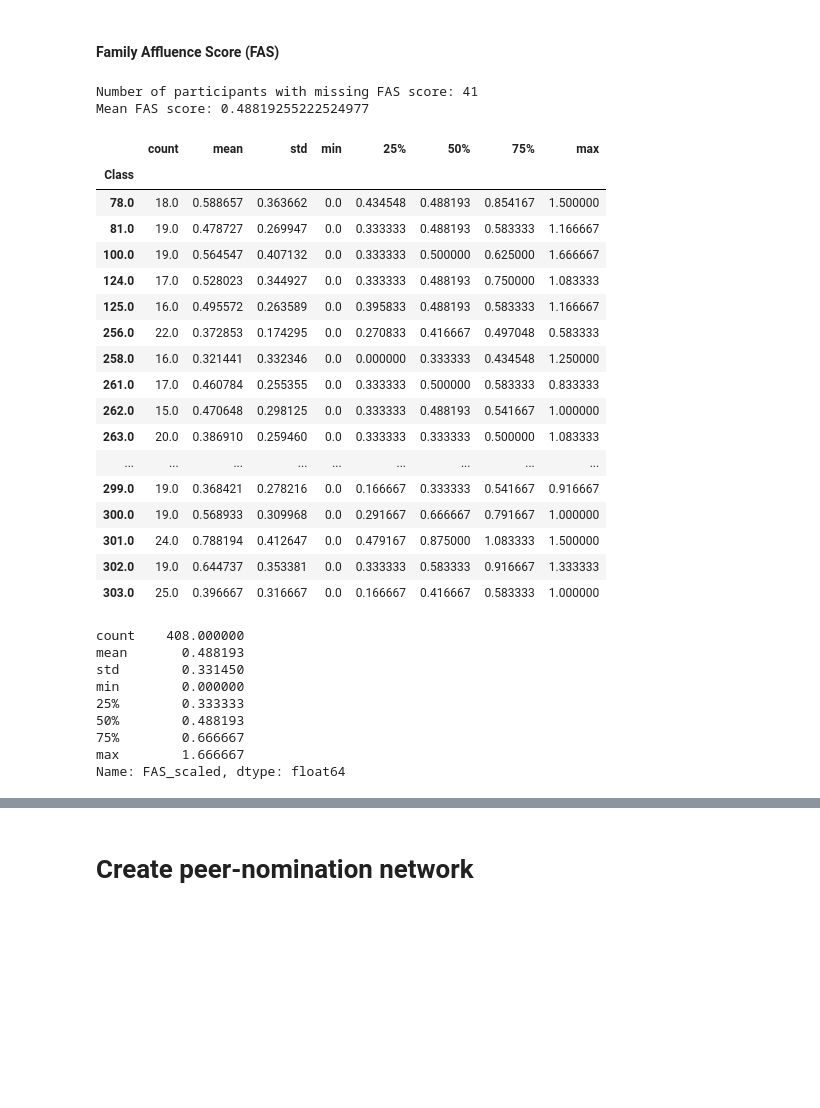
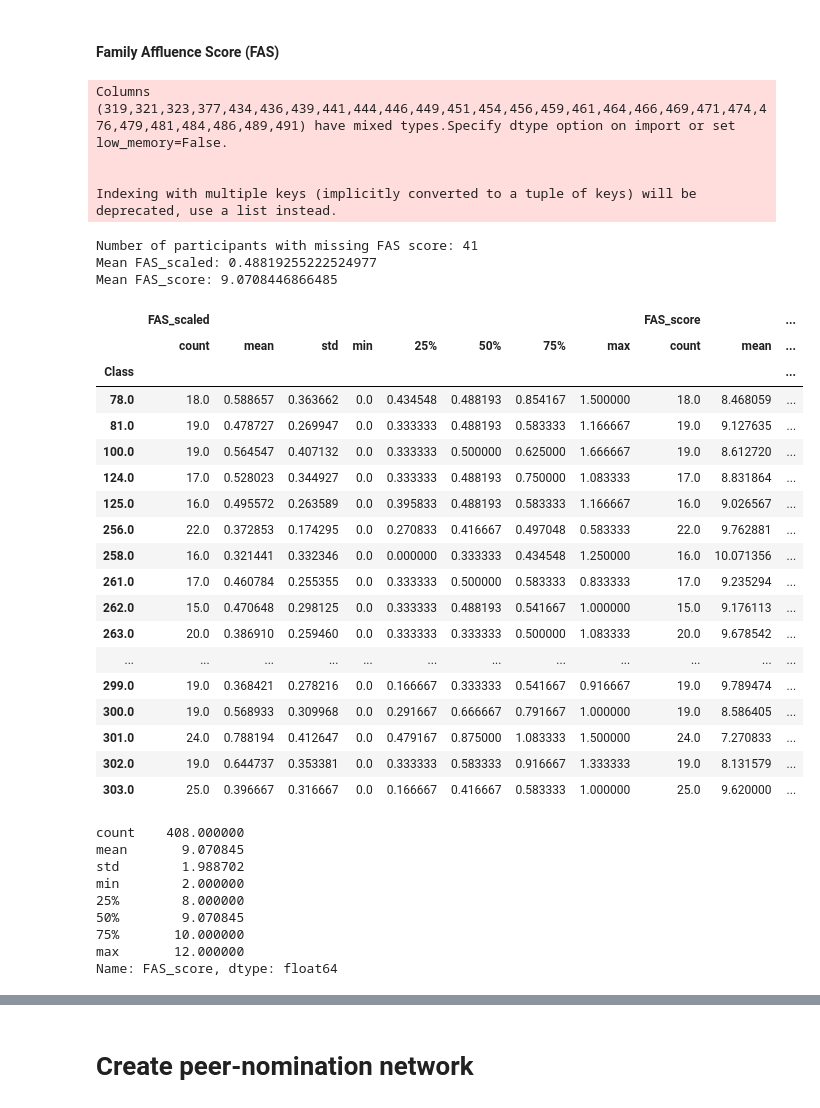
Before and after one commit to MovezNetwork/ABM-PA, a Jupyter notebook: notebooks/data_descriptives.ipynb, the cells around one changed output, grey strips where cells are left out. Saved outputs shown, nothing was run; the diff lists cells and outputs as text; code cells hidden in the pictures; blank space fills up the shorter version.

```diff
--- a/notebooks/data_descriptives.ipynb
+++ b/notebooks/data_descriptives.ipynb
@@ -211,69 +252,79 @@ Name: Steps_scaled, dtype: float64
 # %%
 # Read file: environmental score
 env_file = "../data/W6_Main_Questions.csv"
 df_env = pd.read_csv(env_file, sep=';', header=0, encoding='latin-1')
 
 # select FAS questions
 df_env = df_env[['Child','GEN_FAS_computer_A01' ,'GEN_FAS_car_A01', 'GEN_FAS_vacation_A01', 'GEN_FAS_ownroom_A01']]
 
 # calculate FAS score
 df_env['FAS_score'] = df_env['GEN_FAS_computer_A01'] + df_env['GEN_FAS_vacation_A01'] + df_env['GEN_FAS_car_A01']*1.5 + df_env['GEN_FAS_ownroom_A01']*3
 
 # to keep the values between 0 and 2.
 df_env['FAS_scaled'] = abs((df_env.FAS_score/6) - 2)
 
 # select participants
 df_env2 = df_env[df_env.Child.isin(selected_participants)]
 
 print("Number of participants with missing FAS score:", np.isnan(df_env2['FAS_scaled']).sum())
 
 # missing will be replaced by overall average value
-mean_FAS = df_env2['FAS_scaled'].mean()
-print("Mean FAS score:",mean_FAS) # different than original because 518 participants instead of 408
+mean_FAS_scaled = df_env2['FAS_scaled'].mean()
+print("Mean FAS_scaled:",mean_FAS_scaled) # different than original because 518 participants instead of 408
+mean_FAS_score = df_env2['FAS_score'].mean()
+print("Mean FAS_score:",mean_FAS_score) # different than original because 518 participants instead of 408
 for i in df_env2.index:
     if np.isnan(df_env2.at[i,'FAS_scaled']):
-        df_env2.at[i,'FAS_scaled'] = mean_FAS
+        df_env2.at[i,'FAS_scaled'] = mean_FAS_scaled
+    if np.isnan(df_env2.at[i,'FAS_score']):
+        df_env2.at[i,'FAS_score'] = mean_FAS_score
 
-df_env3 = df_env2[['Child', 'FAS_scaled']]
+df_env3 = df_env2[['Child', 'FAS_scaled', 'FAS_score']]
 
 # merge with peer-nomination network and online communication data
 df_nom3 = pd.merge(df_nom2, df_env3, on='Child')
 df_com3 = pd.merge(df_com2, df_env3, on='Child')
 
 # Mean FAS by class: use df_com3, not df_nom3, because 2 participants in df_nom3 have no contacts.
-class_df_com = df_com3[['Child', 'Class','FAS_scaled']].drop_duplicates()
-class_df_com.groupby(['Class'])['FAS_scaled'].describe()
+class_df_com = df_com3[['Child', 'Class','FAS_scaled', 'FAS_score']].drop_duplicates()
+class_df_com.groupby(['Class'])['FAS_scaled', 'FAS_score'].describe()
 # %% [output]
-Number of participants with missing FAS score: 41
-Mean FAS score: 0.48819255222524977
+Columns (319,321,323,377,434,436,439,441,444,446,449,451,454,456,459,461,464,466,469,471,474,476,479,481,484,486,489,491) have mixed types.Specify dtype option on import or set low_memory=False.
+
+
+Indexing with multiple keys (implicitly converted to a tuple of keys) will be deprecated, use a list instead.
+Number of participants with missing FAS score: 41
+Mean FAS_scaled: 0.48819255222524977
+Mean FAS_score: 9.0708446866485
-|  | count | mean | std | min | 25% | 50% | 75% | max |
-| Class |  |  |  |  |  |  |  |  |
-| 78.0 | 18.0 | 0.588657 | 0.363662 | 0.0 | 0.434548 | 0.488193 | 0.854167 | 1.500000 |
-| 81.0 | 19.0 | 0.478727 | 0.269947 | 0.0 | 0.333333 | 0.488193 | 0.583333 | 1.166667 |
-| 100.0 | 19.0 | 0.564547 | 0.407132 | 0.0 | 0.333333 | 0.500000 | 0.625000 | 1.666667 |
-| 124.0 | 17.0 | 0.528023 | 0.344927 | 0.0 | 0.333333 | 0.488193 | 0.750000 | 1.083333 |
-| 125.0 | 16.0 | 0.495572 | 0.263589 | 0.0 | 0.395833 | 0.488193 | 0.583333 | 1.166667 |
-| 256.0 | 22.0 | 0.372853 | 0.174295 | 0.0 | 0.270833 | 0.416667 | 0.497048 | 0.583333 |
-| 258.0 | 16.0 | 0.321441 | 0.332346 | 0.0 | 0.000000 | 0.333333 | 0.434548 | 1.250000 |
-| 261.0 | 17.0 | 0.460784 | 0.255355 | 0.0 | 0.333333 | 0.500000 | 0.583333 | 0.833333 |
-| 262.0 | 15.0 | 0.470648 | 0.298125 | 0.0 | 0.333333 | 0.488193 | 0.541667 | 1.000000 |
-| 263.0 | 20.0 | 0.386910 | 0.259460 | 0.0 | 0.333333 | 0.333333 | 0.500000 | 1.083333 |
-| ... | ... | ... | ... | ... | ... | ... | ... | ... |
-| 299.0 | 19.0 | 0.368421 | 0.278216 | 0.0 | 0.166667 | 0.333333 | 0.541667 | 0.916667 |
-| 300.0 | 19.0 | 0.568933 | 0.309968 | 0.0 | 0.291667 | 0.666667 | 0.791667 | 1.000000 |
-| 301.0 | 24.0 | 0.788194 | 0.412647 | 0.0 | 0.479167 | 0.875000 | 1.083333 | 1.500000 |
-| 302.0 | 19.0 | 0.644737 | 0.353381 | 0.0 | 0.333333 | 0.583333 | 0.916667 | 1.333333 |
-| 303.0 | 25.0 | 0.396667 | 0.316667 | 0.0 | 0.166667 | 0.416667 | 0.583333 | 1.000000 |
+|  | FAS_scaled |  |  |  |  |  |  |  | FAS_score |  | ... |
+|  | count | mean | std | min | 25% | 50% | 75% | max | count | mean | ... |
+| Class |  |  |  |  |  |  |  |  |  |  | ... |
+| 78.0 | 18.0 | 0.588657 | 0.363662 | 0.0 | 0.434548 | 0.488193 | 0.854167 | 1.500000 | 18.0 | 8.468059 | ... |
+| 81.0 | 19.0 | 0.478727 | 0.269947 | 0.0 | 0.333333 | 0.488193 | 0.583333 | 1.166667 | 19.0 | 9.127635 | ... |
+| 100.0 | 19.0 | 0.564547 | 0.407132 | 0.0 | 0.333333 | 0.500000 | 0.625000 | 1.666667 | 19.0 | 8.612720 | ... |
+| 124.0 | 17.0 | 0.528023 | 0.344927 | 0.0 | 0.333333 | 0.488193 | 0.750000 | 1.083333 | 17.0 | 8.831864 | ... |
+| 125.0 | 16.0 | 0.495572 | 0.263589 | 0.0 | 0.395833 | 0.488193 | 0.583333 | 1.166667 | 16.0 | 9.026567 | ... |
+| 256.0 | 22.0 | 0.372853 | 0.174295 | 0.0 | 0.270833 | 0.416667 | 0.497048 | 0.583333 | 22.0 | 9.762881 | ... |
+| 258.0 | 16.0 | 0.321441 | 0.332346 | 0.0 | 0.000000 | 0.333333 | 0.434548 | 1.250000 | 16.0 | 10.071356 | ... |
+| 261.0 | 17.0 | 0.460784 | 0.255355 | 0.0 | 0.333333 | 0.500000 | 0.583333 | 0.833333 | 17.0 | 9.235294 | ... |
+| 262.0 | 15.0 | 0.470648 | 0.298125 | 0.0 | 0.333333 | 0.488193 | 0.541667 | 1.000000 | 15.0 | 9.176113 | ... |
+| 263.0 | 20.0 | 0.386910 | 0.259460 | 0.0 | 0.333333 | 0.333333 | 0.500000 | 1.083333 | 20.0 | 9.678542 | ... |
+| ... | ... | ... | ... | ... | ... | ... | ... | ... | ... | ... | ... |
+| 299.0 | 19.0 | 0.368421 | 0.278216 | 0.0 | 0.166667 | 0.333333 | 0.541667 | 0.916667 | 19.0 | 9.789474 | ... |
+| 300.0 | 19.0 | 0.568933 | 0.309968 | 0.0 | 0.291667 | 0.666667 | 0.791667 | 1.000000 | 19.0 | 8.586405 | ... |
+| 301.0 | 24.0 | 0.788194 | 0.412647 | 0.0 | 0.479167 | 0.875000 | 1.083333 | 1.500000 | 24.0 | 7.270833 | ... |
+| 302.0 | 19.0 | 0.644737 | 0.353381 | 0.0 | 0.333333 | 0.583333 | 0.916667 | 1.333333 | 19.0 | 8.131579 | ... |
+| 303.0 | 25.0 | 0.396667 | 0.316667 | 0.0 | 0.166667 | 0.416667 | 0.583333 | 1.000000 | 25.0 | 9.620000 | ... |
 # %%
 # Overall Mean FAS score
-class_df_com['FAS_scaled'].describe()
+class_df_com['FAS_score'].describe()
 # %% [output]
 count    408.000000
-mean       0.488193
-std        0.331450
-min        0.000000
-25%        0.333333
-50%        0.488193
-75%        0.666667
-max        1.666667
-Name: FAS_scaled, dtype: float64
+mean       9.070845
+std        1.988702
+min        2.000000
+25%        8.000000
+50%        9.070845
+75%       10.000000
+max       12.000000
+Name: FAS_score, dtype: float64
```
Also changed, not shown: parts of 60 cells of this notebook, 18 other files.
